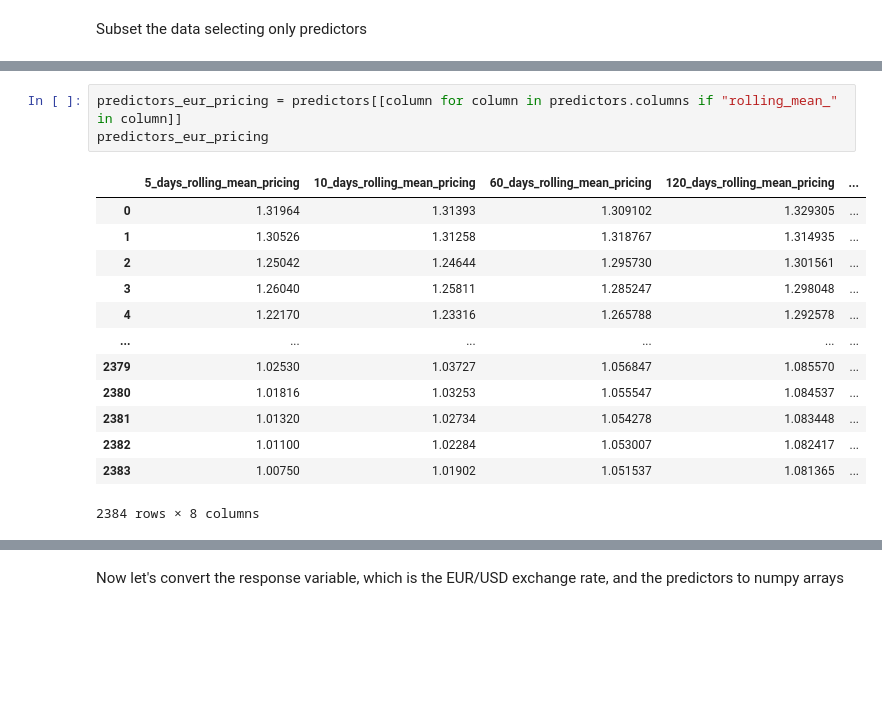
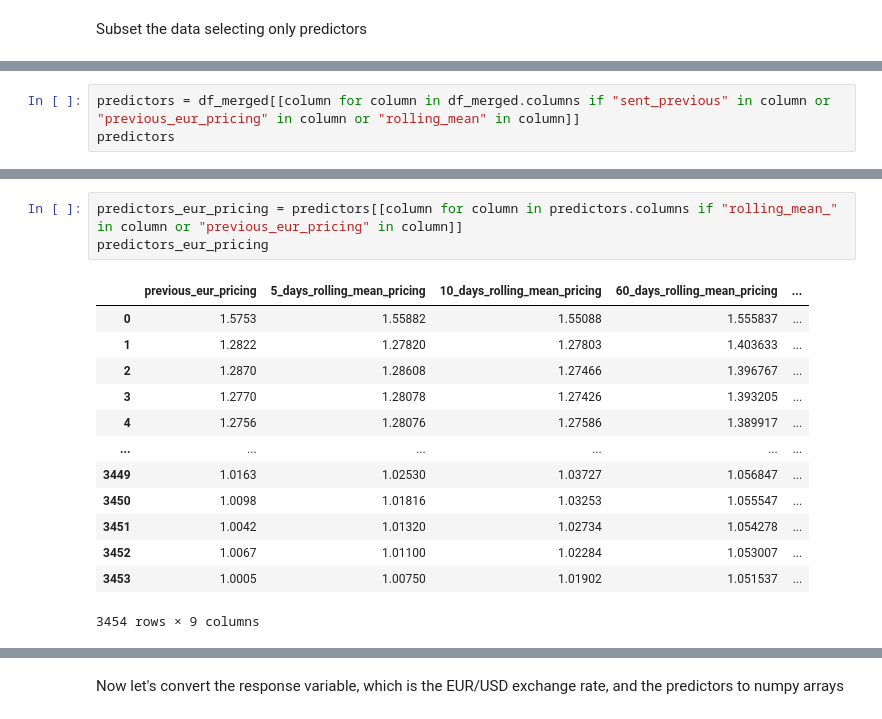
Before and after one commit to dtortosa/capstone_project, a Jupyter notebook: scripts/03_predicting_exchange_rate.ipynb, the cells around one changed output, grey strips where cells are left out. Cells and saved outputs as stored; diff of their text form; blank space fills up the shorter version.

```diff
--- a/scripts/03_predicting_exchange_rate.ipynb
+++ b/scripts/03_predicting_exchange_rate.ipynb
@@ -92,0 +73,3 @@ predictors
+# %%
+predictors = df_merged[[column for column in df_merged.columns if "sent_previous" in column or "previous_eur_pricing" in column or "rolling_mean" in column]]
+predictors
@@ -93,18 +90,18 @@ predictors
 # %%
-predictors_eur_pricing = predictors[[column for column in predictors.columns if "rolling_mean_" in column]]
+predictors_eur_pricing = predictors[[column for column in predictors.columns if "rolling_mean_" in column or "previous_eur_pricing" in column]]
 predictors_eur_pricing
 # %% [output]
-|  | 5_days_rolling_mean_pricing | 10_days_rolling_mean_pricing | 60_days_rolling_mean_pricing | 120_days_rolling_mean_pricing | ... |
-| 0 | 1.31964 | 1.31393 | 1.309102 | 1.329305 | ... |
-| 1 | 1.30526 | 1.31258 | 1.318767 | 1.314935 | ... |
-| 2 | 1.25042 | 1.24644 | 1.295730 | 1.301561 | ... |
-| 3 | 1.26040 | 1.25811 | 1.285247 | 1.298048 | ... |
-| 4 | 1.22170 | 1.23316 | 1.265788 | 1.292578 | ... |
+|  | previous_eur_pricing | 5_days_rolling_mean_pricing | 10_days_rolling_mean_pricing | 60_days_rolling_mean_pricing | ... |
+| 0 | 1.5753 | 1.55882 | 1.55088 | 1.555837 | ... |
+| 1 | 1.2822 | 1.27820 | 1.27803 | 1.403633 | ... |
+| 2 | 1.2870 | 1.28608 | 1.27466 | 1.396767 | ... |
+| 3 | 1.2770 | 1.28078 | 1.27426 | 1.393205 | ... |
+| 4 | 1.2756 | 1.28076 | 1.27586 | 1.389917 | ... |
 | ... | ... | ... | ... | ... | ... |
-| 2379 | 1.02530 | 1.03727 | 1.056847 | 1.085570 | ... |
-| 2380 | 1.01816 | 1.03253 | 1.055547 | 1.084537 | ... |
-| 2381 | 1.01320 | 1.02734 | 1.054278 | 1.083448 | ... |
-| 2382 | 1.01100 | 1.02284 | 1.053007 | 1.082417 | ... |
-| 2383 | 1.00750 | 1.01902 | 1.051537 | 1.081365 | ... |
+| 3449 | 1.0163 | 1.02530 | 1.03727 | 1.056847 | ... |
+| 3450 | 1.0098 | 1.01816 | 1.03253 | 1.055547 | ... |
+| 3451 | 1.0042 | 1.01320 | 1.02734 | 1.054278 | ... |
+| 3452 | 1.0067 | 1.01100 | 1.02284 | 1.053007 | ... |
+| 3453 | 1.0005 | 1.00750 | 1.01902 | 1.051537 | ... |
-2384 rows × 8 columns
+3454 rows × 9 columns
 # %%
```
Also changed, not shown: parts of 35 cells of this notebook, 4 other files.
